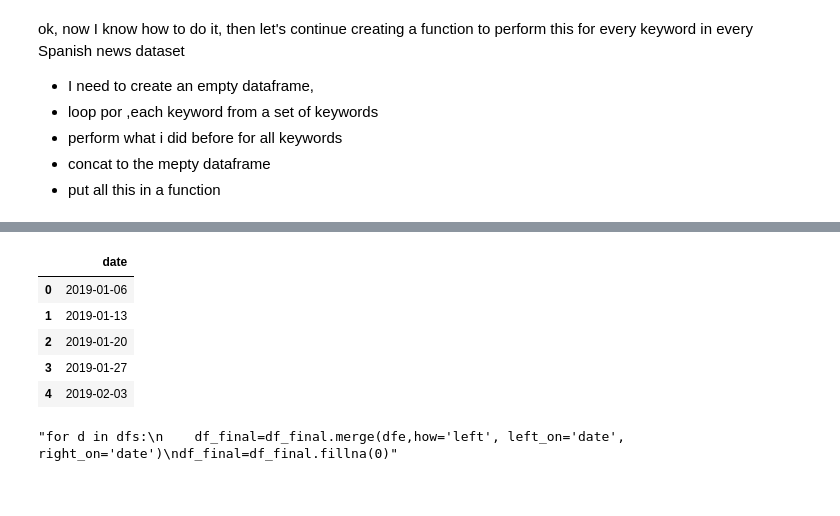
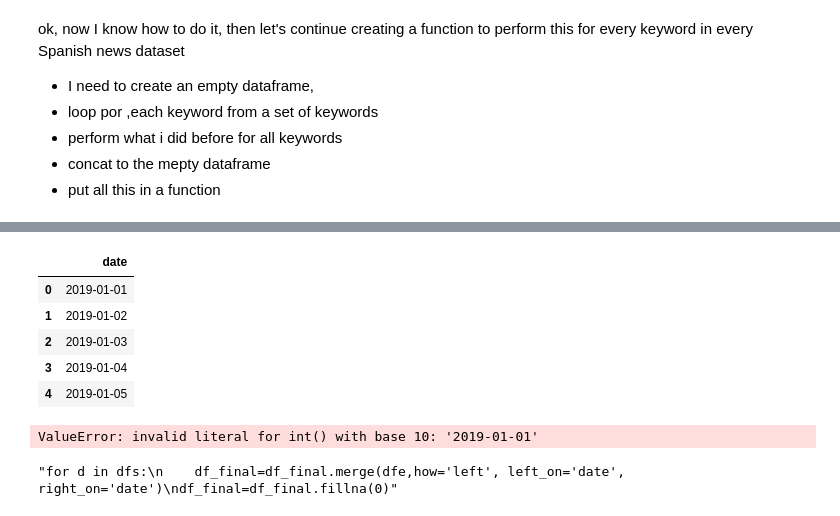
Before and after one commit to albertovpd/automated_ML_regression, a Jupyter notebook: data_exploration.ipynb, the cells around one changed output, grey strips where cells are left out. Cells and saved outputs as stored; diff of their text form; code cells hidden in the pictures.

```diff
--- a/data_exploration.ipynb
+++ b/data_exploration.ipynb
@@ -301,17 +292,17 @@ dfe.head()
 from datetime import datetime, date
 # %%
 # creating final dataset with everything
-date1 = '2019-01-06'
+date1 = '2019-01-01'
 date2 = datetime.now().date()
-mydates = pd.date_range(date1, date2, freq="W").tolist()
+mydates = pd.date_range(date1, date2, freq="D").tolist()
 df_final=pd.DataFrame()
 df_final["date"]=mydates
 df_final.head()
 # %% [output]
 |  | date |
-| 0 | 2019-01-06 |
-| 1 | 2019-01-13 |
-| 2 | 2019-01-20 |
-| 3 | 2019-01-27 |
-| 4 | 2019-02-03 |
+| 0 | 2019-01-01 |
+| 1 | 2019-01-02 |
+| 2 | 2019-01-03 |
+| 3 | 2019-01-04 |
+| 4 | 2019-01-05 |
 # %%
@@ -318,0 +312,6 @@ dfs = [ dfp, dfe, dfs, df_google_dates]
+# %%
+for d in datasets:
+    d['date']=d['date'].astype(int)
+    #print(d["date"].dtype)
+# %% [output]
+ValueError: invalid literal for int() with base 10: '2019-01-01'
```
Also changed, not shown: parts of 23 cells of this notebook.
